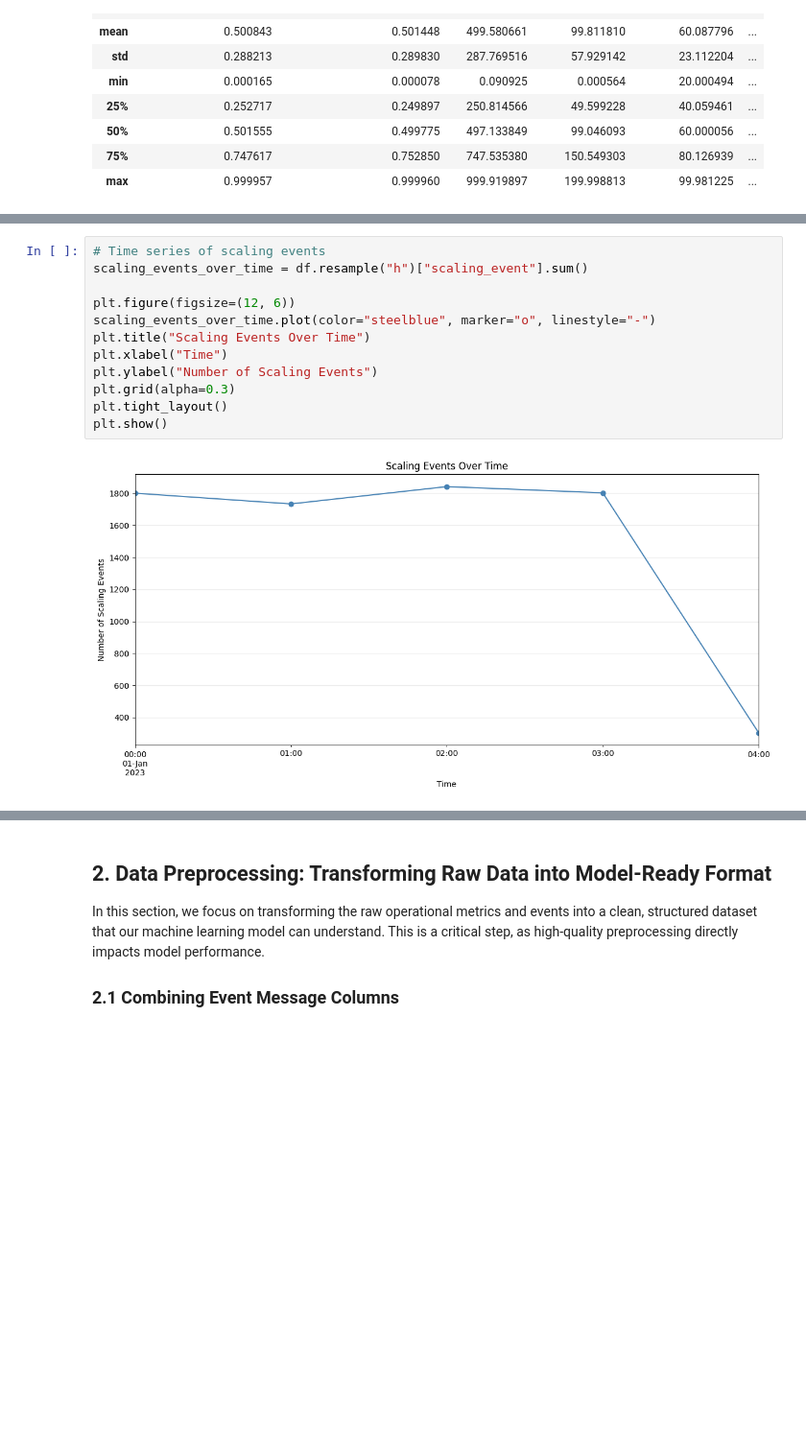
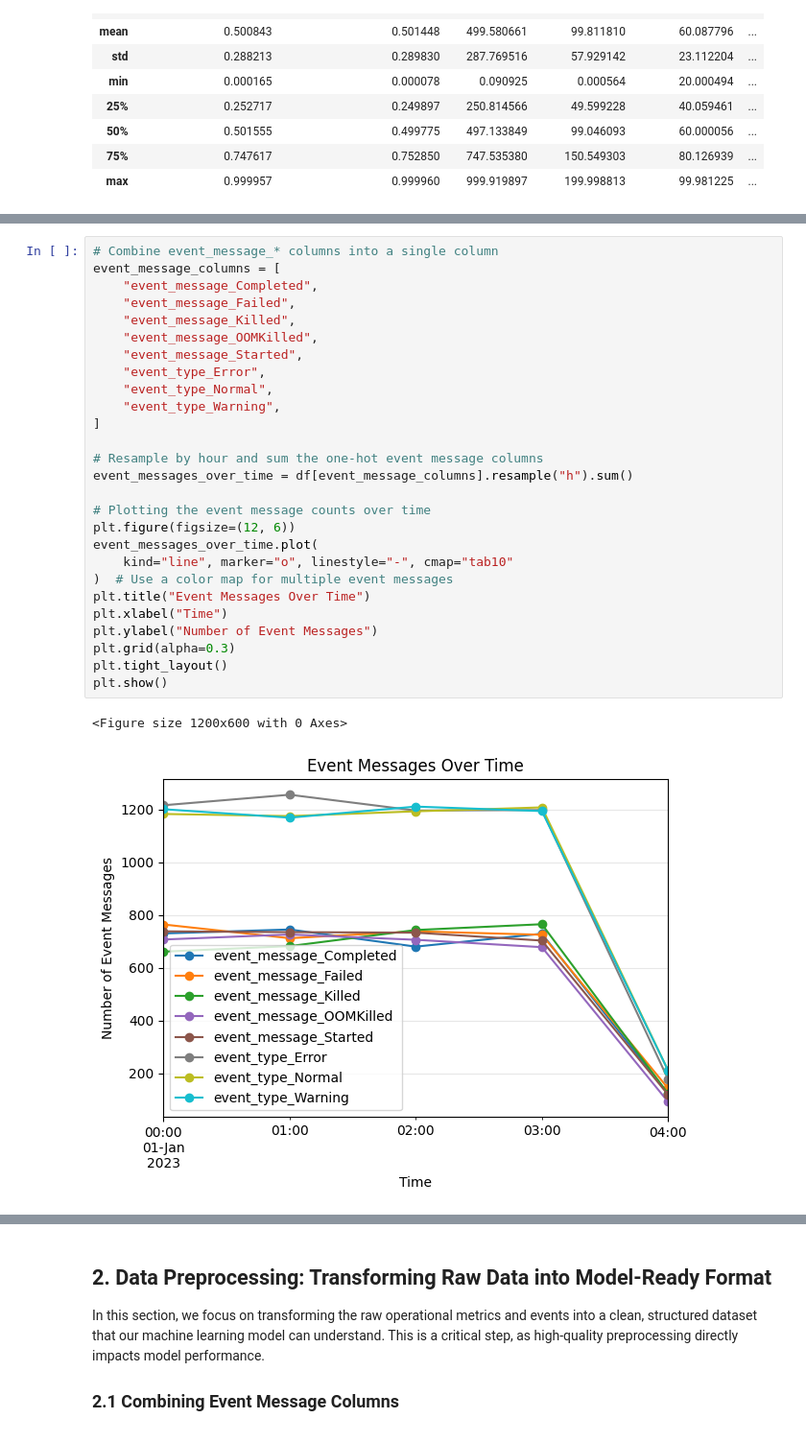
Before and after one commit to gsampaio-rh/aiops_101, a Jupyter notebook: 7-Advanced-Deep-Learning.ipynb, the cells around one changed output, grey strips where cells are left out. Shown at 96% size. Saved outputs shown, nothing was run; the diff lists cells and outputs as text; blank space fills up the shorter version.

```diff
--- a/7-Advanced-Deep-Learning.ipynb
+++ b/7-Advanced-Deep-Learning.ipynb
@@ -113,14 +114,30 @@ The primary objective is to build a model that:
 # %%
-# Time series of scaling events
-scaling_events_over_time = df.resample("h")["scaling_event"].sum()
+# Combine event_message_* columns into a single column
+event_message_columns = [
+    "event_message_Completed",
+    "event_message_Failed",
+    "event_message_Killed",
+    "event_message_OOMKilled",
+    "event_message_Started",
+    "event_type_Error",
+    "event_type_Normal",
+    "event_type_Warning",
+]
 
+# Resample by hour and sum the one-hot event message columns
+event_messages_over_time = df[event_message_columns].resample("h").sum()
+
+# Plotting the event message counts over time
 plt.figure(figsize=(12, 6))
-scaling_events_over_time.plot(color="steelblue", marker="o", linestyle="-")
-plt.title("Scaling Events Over Time")
+event_messages_over_time.plot(
+    kind="line", marker="o", linestyle="-", cmap="tab10"
+)  # Use a color map for multiple event messages
+plt.title("Event Messages Over Time")
 plt.xlabel("Time")
-plt.ylabel("Number of Scaling Events")
+plt.ylabel("Number of Event Messages")
 plt.grid(alpha=0.3)
 plt.tight_layout()
 plt.show()
 # %% [output]
+<Figure size 1200x600 with 0 Axes>
-[figure, old version]
+[figure, new version]
```
Also changed, not shown: parts of 21 cells of this notebook, 1 other file.
